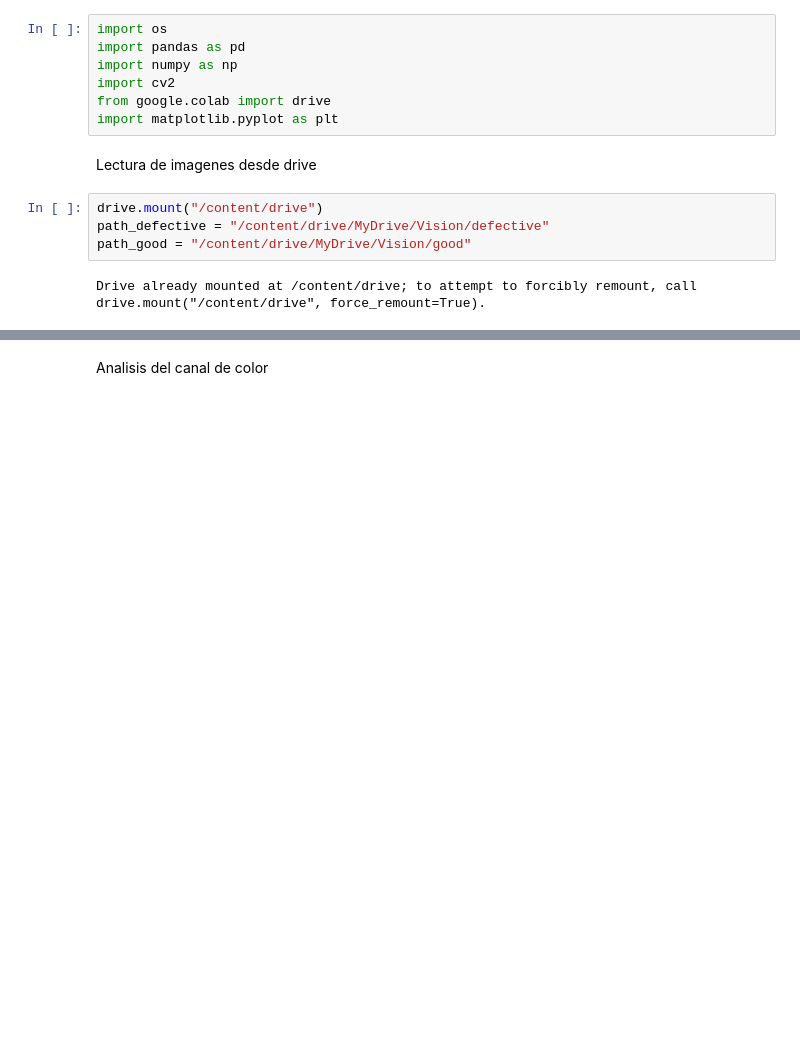
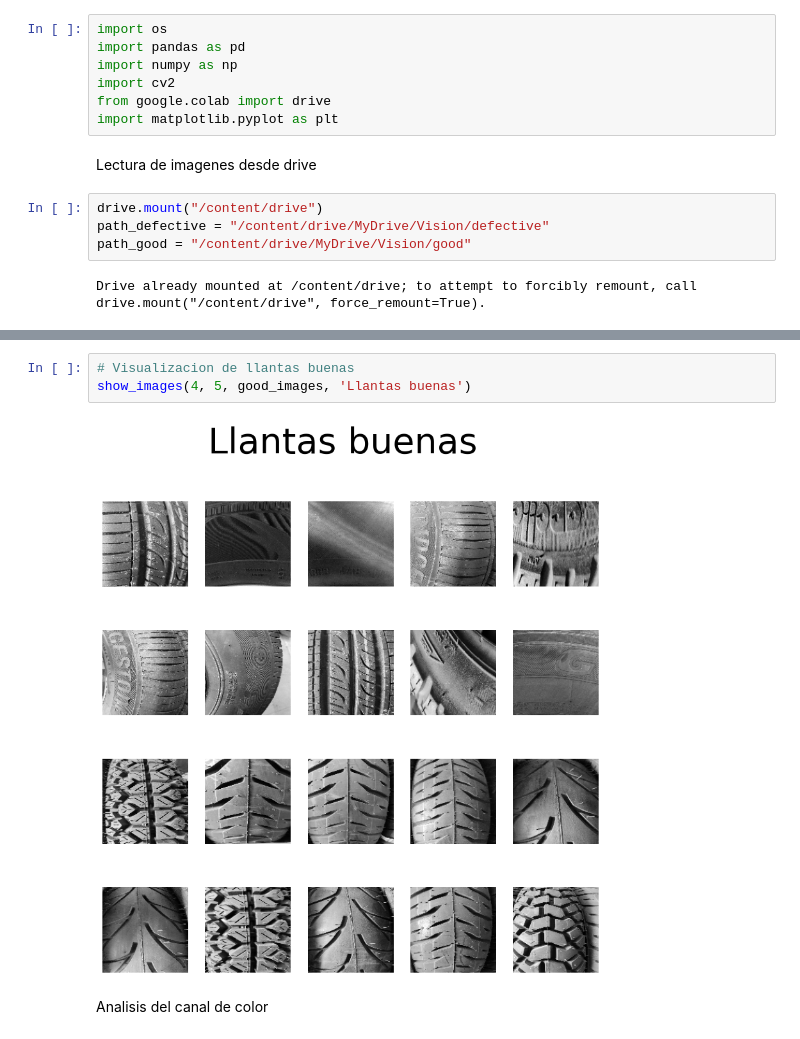
Before and after one commit to caroAM22/Tire_quality_detection, a Jupyter notebook: Trabajo_vision_artificial.ipynb, the cells around one changed output, grey strips where cells are left out. Cells and saved outputs as stored; diff of their text form; blank space fills up the shorter version.

```diff
--- a/Trabajo_vision_artificial.ipynb
+++ b/Trabajo_vision_artificial.ipynb
@@ -66,3 +82,8 @@ good_images = read_and_resize_images(path_good, new_width, new_height)
+# %%
+# Visualizacion de llantas buenas
+show_images(4, 5, good_images, 'Llantas buenas')
+# %% [output]
+[figure, added]
 # %% [markdown]
 Analisis del canal de color
 # %%
```
Also changed, not shown: parts of 6 cells of this notebook.
